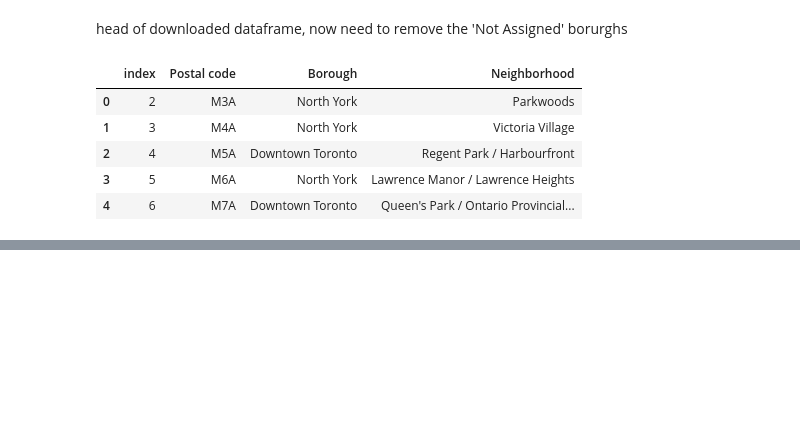
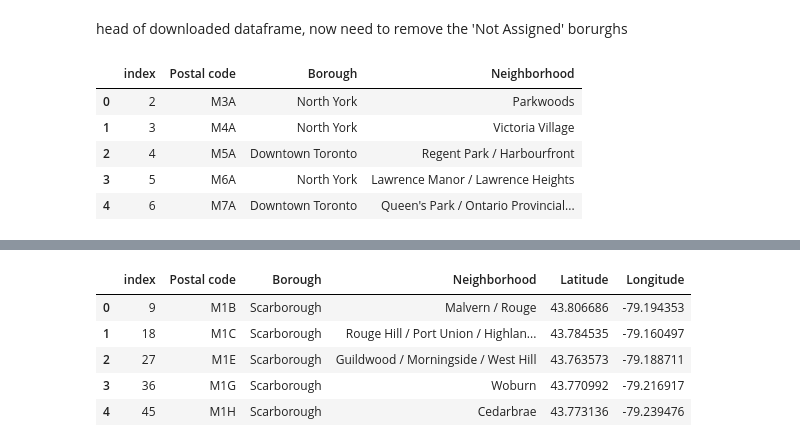
Before and after one commit to TeddyMoose/IBMDataScience, a Jupyter notebook: notebooks/CapStoneProjectWeek3Part1.ipynb, the cells around one changed output, grey strips where cells are left out. Cells and saved outputs as stored; diff of their text form; code cells hidden in the pictures; blank space fills up the shorter version.

```diff
--- a/notebooks/CapStoneProjectWeek3Part1.ipynb
+++ b/notebooks/CapStoneProjectWeek3Part1.ipynb
@@ -37,0 +106,10 @@ df1.head()
+# %%
+df3.drop(columns='Postal Code', inplace=True)
+df3.head()
+# %% [output]
+|  | index | Postal code | Borough | Neighborhood | Latitude | Longitude |
+| 0 | 9 | M1B | Scarborough | Malvern / Rouge | 43.806686 | -79.194353 |
+| 1 | 18 | M1C | Scarborough | Rouge Hill / Port Union / Highlan... | 43.784535 | -79.160497 |
+| 2 | 27 | M1E | Scarborough | Guildwood / Morningside / West Hill | 43.763573 | -79.188711 |
+| 3 | 36 | M1G | Scarborough | Woburn | 43.770992 | -79.216917 |
+| 4 | 45 | M1H | Scarborough | Cedarbrae | 43.773136 | -79.239476 |
```
Also changed, not shown: parts of 6 cells of this notebook.
